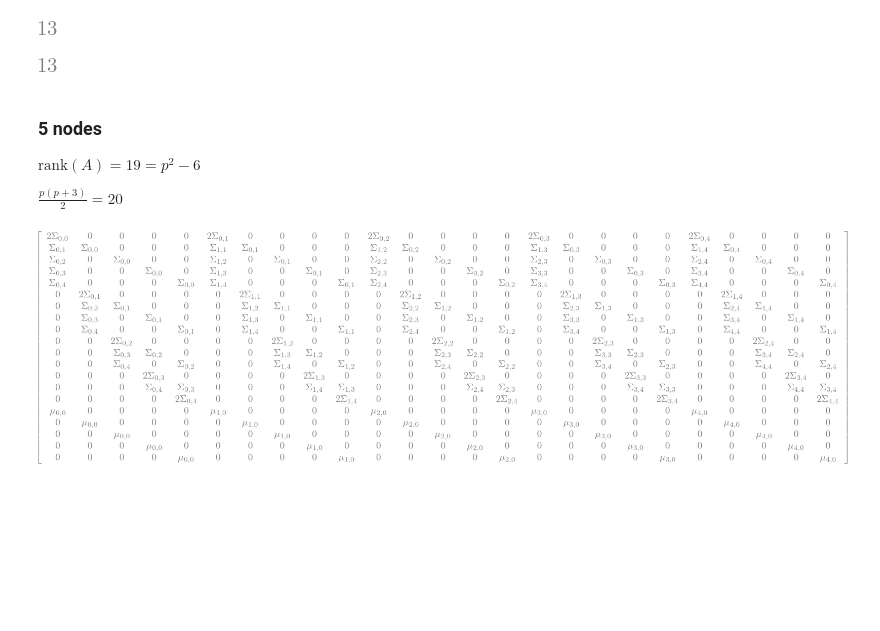
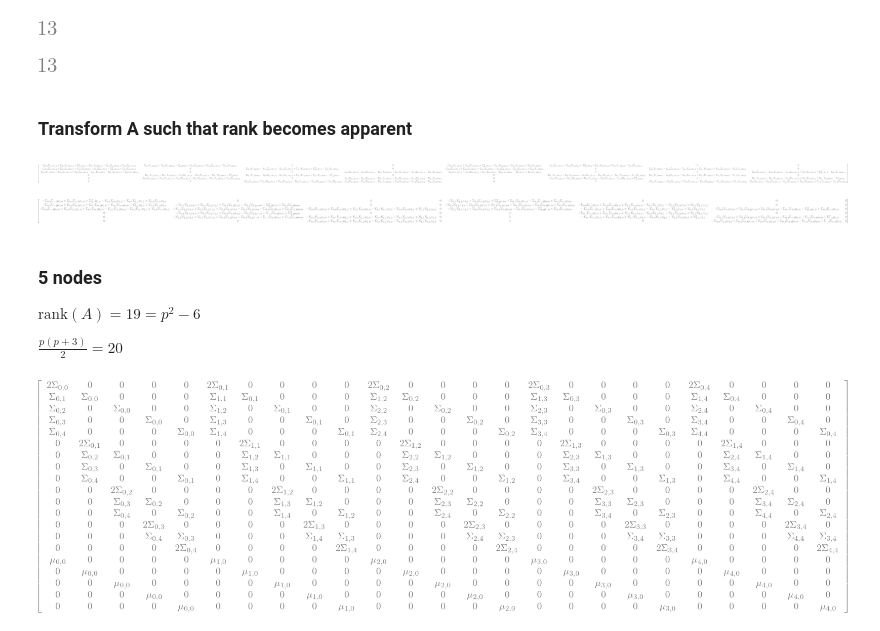
Before and after one commit to eva-resch/tum_masterthesis, a Jupyter notebook: rank_of_A.ipynb, the cells around one changed output. Saved outputs shown, nothing was run; the diff lists cells and outputs as text; code cells hidden in the pictures; blank space fills up the shorter version.

```diff
--- a/rank_of_A.ipynb
+++ b/rank_of_A.ipynb
@@ -175,3 +224,5 @@ int(np.min(rank_4))
 int(np.max(rank_4))
 # %% [output]
 [figure]
+# %% [markdown]
+### Transform A such that rank becomes apparent
@@ -178,3 +284,53 @@ int(np.max(rank_4))
+# %%
+# set rows 11, 12, 13, 14 to zero
+A[:, 8] = A[:, 8] - (A[10, 8] / A[10, 0]) * A[:, 0]
+A[:, 9] = A[:, 9] - (A[11, 9] / A[11, 1]) * A[:, 1]
+A[:, 10] = A[:, 10] - (A[12, 10] / A[12, 2]) * A[:, 2]
+A[:, 11] = A[:, 11] - (A[13, 11] / A[13, 3]) * A[:, 3]
+
+A[:, 12] = A[:, 12] - (A[10, 12] / A[10, 0]) * A[:, 0]
+A[:, 13] = A[:, 13] - (A[11, 13] / A[11, 1]) * A[:, 1]
+A[:, 14] = A[:, 14] - (A[12, 14] / A[12, 2]) * A[:, 2]
+A[:, 15] = A[:, 15] - (A[13, 15] / A[13, 3]) * A[:, 3]
+
+# set rows 1, 5, 8, 10 to zero
+A[:, 8] = A[:, 8] - (A[0, 8] / A[0, 4]) * A[:, 4]
+A[:, 9] = A[:, 9] - (A[4, 9] / A[4, 5]) * A[:, 5]
+A[:, 10] = A[:, 10] - (A[7, 10] / A[7, 6]) * A[:, 6]
+A[:, 11] = A[:, 11] - (A[9, 11] / A[9, 7]) * A[:, 7]
+
+A[:, 12] = A[:, 12] - (A[0, 12] / A[0, 4]) * A[:, 4]
+A[:, 13] = A[:, 13] - (A[4, 13] / A[4, 5]) * A[:, 5]
+A[:, 14] = A[:, 14] - (A[7, 14] / A[7, 6]) * A[:, 6]
+A[:, 15] = A[:, 15] - (A[9, 15] / A[9, 7]) * A[:, 7]
+
+A = simplify(A)
+new_A_4 = A[[1, 2, 3, 5, 6, 8], 8:]
+# %%
+new_A_4 = new_A_4.as_mutable()
+# %%
+new_A_4[:, 0] = new_A_4[:, 0] * (cov[0,0]*mean[1,0] - cov[0,1]*mean[0,0])
+new_A_4[:, 4] = new_A_4[:, 4] * (cov[0,0]*mean[1,0] - cov[0,1]*mean[0,0])
+new_A_4[:, 1] = new_A_4[:, 1] * (cov[1,0]*mean[1,0] - cov[1,1]*mean[0,0])
+new_A_4[:, 5] = new_A_4[:, 5] * (cov[1,0]*mean[1,0] - cov[1,1]*mean[0,0])
+new_A_4[:, 2] = new_A_4[:, 2] * (cov[2,0]*mean[1,0] - cov[2,1]*mean[0,0])
+new_A_4[:, 6] = new_A_4[:, 6] * (cov[2,0]*mean[1,0] - cov[2,1]*mean[0,0])
+new_A_4[:, 3] = new_A_4[:, 3] * (cov[3,0]*mean[1,0] - cov[3,1]*mean[0,0])
+new_A_4[:, 7] = new_A_4[:, 7] * (cov[3,0]*mean[1,0] - cov[3,1]*mean[0,0])
+new_A_4
+# %% [output]
+[figure, added]
+# %%
+new_A_4[:, 1] = new_A_4[:, 1] + new_A_4[:, 0]
+new_A_4[:, 2] = new_A_4[:, 2] + new_A_4[:, 1]
+new_A_4[:, 3] = new_A_4[:, 3] + new_A_4[:, 2]
+
+new_A_4[:, 5] = new_A_4[:, 5] + new_A_4[:, 4]
+new_A_4[:, 6] = new_A_4[:, 6] + new_A_4[:, 5]
+new_A_4[:, 7] = new_A_4[:, 7] + new_A_4[:, 6]
+new_A_4
+# %% [output]
+[figure, added]
 # %% [markdown]
 ### 5 nodes
 $\text{rank}(A) = 19 = p^2 - 6$
```
Also changed, not shown: parts of 8 cells of this notebook.
